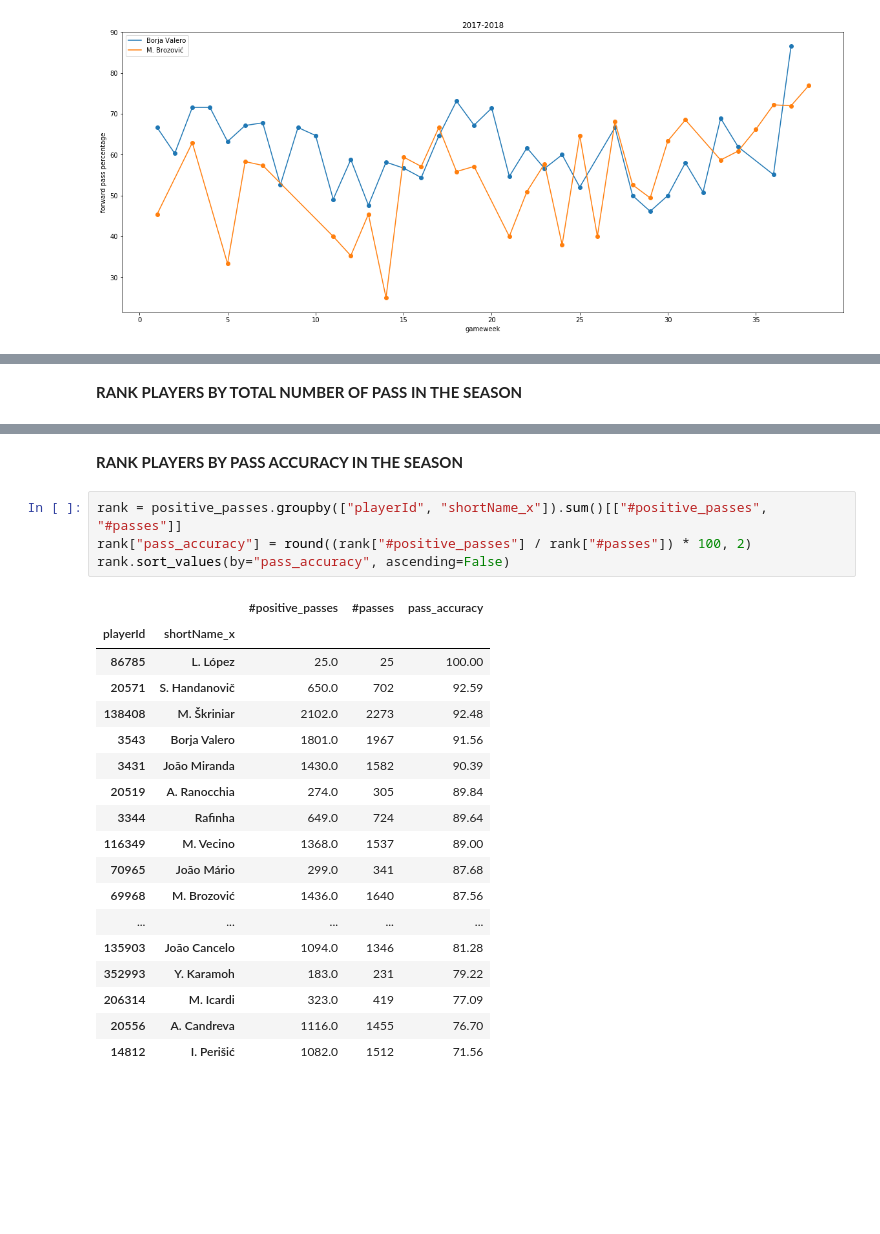
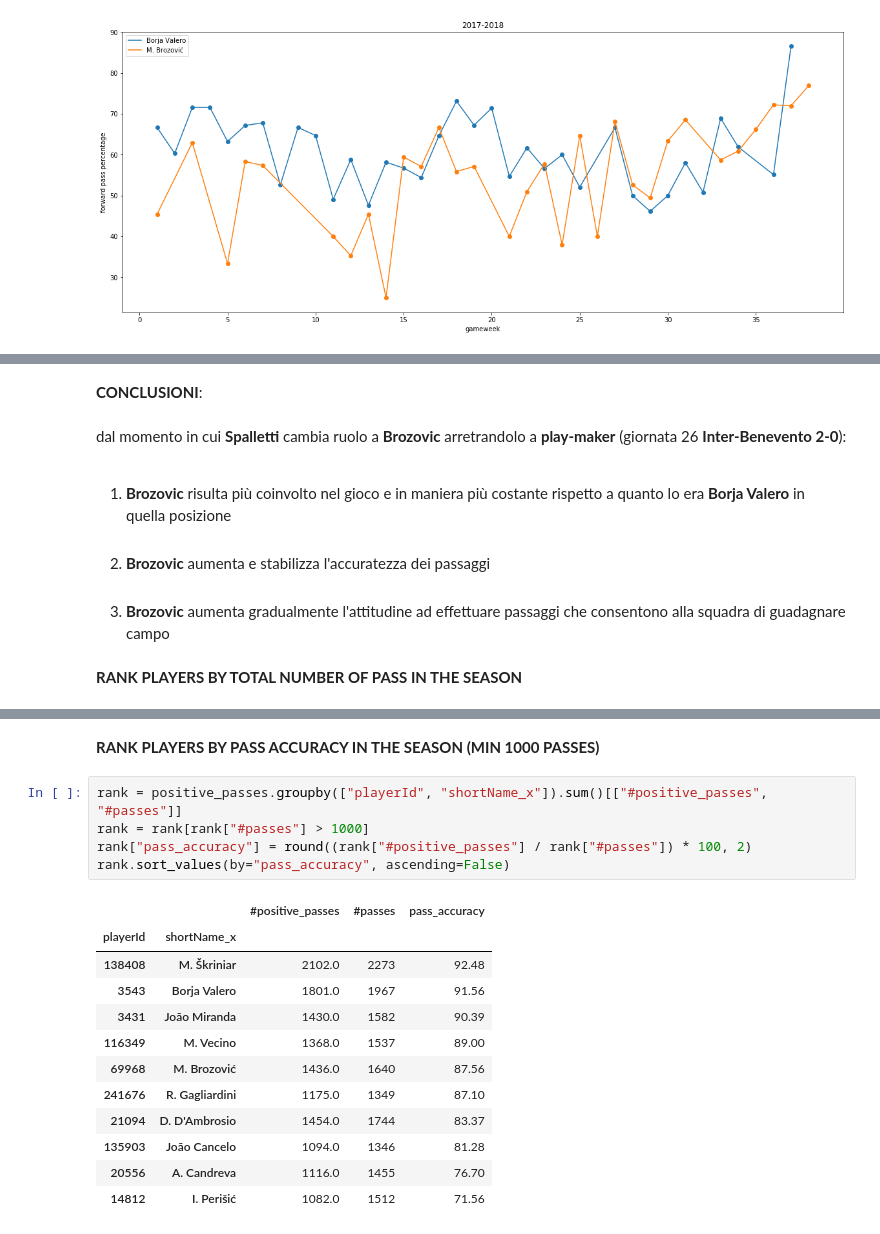
Before and after one commit to maurosamarelli/Inter_2017_2018, a Jupyter notebook: 05 pass_analysis.ipynb, the cells around one changed output, grey strips where cells are left out. Saved outputs shown, nothing was run; the diff lists cells and outputs as text; blank space fills up the shorter version.

```diff
--- a/05 pass_analysis.ipynb
+++ b/05 pass_analysis.ipynb
@@ -307,3 +307,9 @@ plt.show()
+# %% [markdown]
+**CONCLUSIONI**: <br> <br>
+dal momento in cui **Spalletti** cambia ruolo a **Brozovic** arretrandolo a **play-maker** (giornata 26 **Inter-Benevento 2-0**): <br> <br>
+1) **Brozovic** risulta più coinvolto nel gioco e in maniera più costante rispetto a quanto lo era **Borja Valero** in quella posizione <br> <br>
+2) **Brozovic** aumenta e stabilizza l'accuratezza dei passaggi <br> <br>
+3) **Brozovic** aumenta gradualmente l'attitudine ad effettuare passaggi che consentono alla squadra di guadagnare campo
 # %% [markdown]
 **RANK PLAYERS BY TOTAL NUMBER OF PASS IN THE SEASON**
 # %%
@@ -328,28 +334,23 @@ playerId  shortName
 86785     L. López            25
 Name: #passes, dtype: int64
 # %% [markdown]
-**RANK PLAYERS BY PASS ACCURACY IN THE SEASON**
+**RANK PLAYERS BY PASS ACCURACY IN THE SEASON (MIN 1000 PASSES)**
 # %%
 rank = positive_passes.groupby(["playerId", "shortName_x"]).sum()[["#positive_passes", "#passes"]]
+rank = rank[rank["#passes"] > 1000]
 rank["pass_accuracy"] = round((rank["#positive_passes"] / rank["#passes"]) * 100, 2)
 rank.sort_values(by="pass_accuracy", ascending=False)
 # %% [output]
 |  |  | #positive_passes | #passes | pass_accuracy |
 | playerId | shortName_x |  |  |  |
-| 86785 | L. López | 25.0 | 25 | 100.00 |
-| 20571 | S. Handanovič | 650.0 | 702 | 92.59 |
 | 138408 | M. Škriniar | 2102.0 | 2273 | 92.48 |
 | 3543 | Borja Valero | 1801.0 | 1967 | 91.56 |
 | 3431 | João Miranda | 1430.0 | 1582 | 90.39 |
-| 20519 | A. Ranocchia | 274.0 | 305 | 89.84 |
-| 3344 | Rafinha | 649.0 | 724 | 89.64 |
 | 116349 | M. Vecino | 1368.0 | 1537 | 89.00 |
-| 70965 | João Mário | 299.0 | 341 | 87.68 |
 | 69968 | M. Brozović | 1436.0 | 1640 | 87.56 |
-| ... | ... | ... | ... | ... |
+| 241676 | R. Gagliardini | 1175.0 | 1349 | 87.10 |
+| 21094 | D. D'Ambrosio | 1454.0 | 1744 | 83.37 |
 | 135903 | João Cancelo | 1094.0 | 1346 | 81.28 |
-| 352993 | Y. Karamoh | 183.0 | 231 | 79.22 |
-| 206314 | M. Icardi | 323.0 | 419 | 77.09 |
 | 20556 | A. Candreva | 1116.0 | 1455 | 76.70 |
 | 14812 | I. Perišić | 1082.0 | 1512 | 71.56 |
 # %% [markdown]
```
Also changed, not shown: parts of 8 cells of this notebook.
